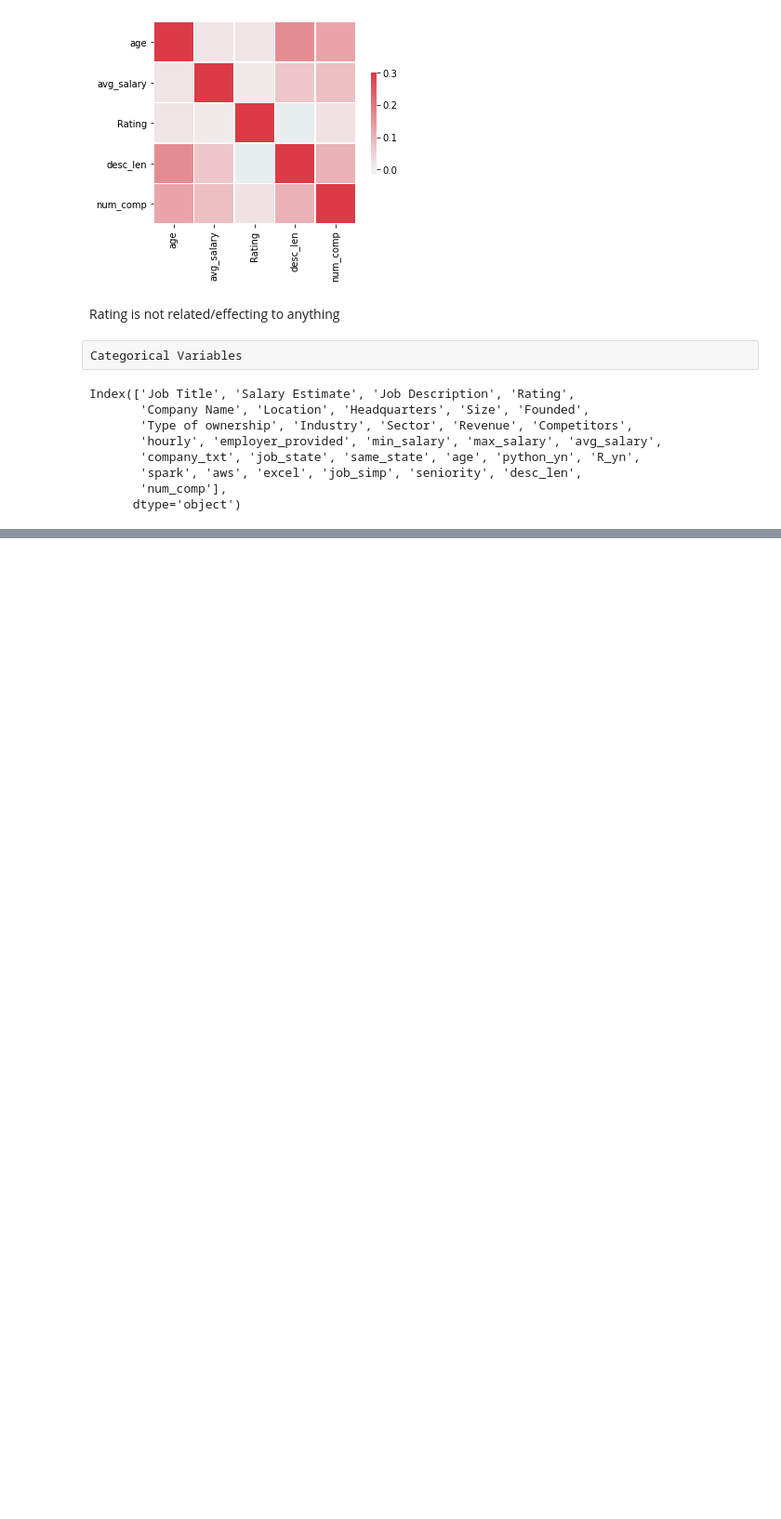
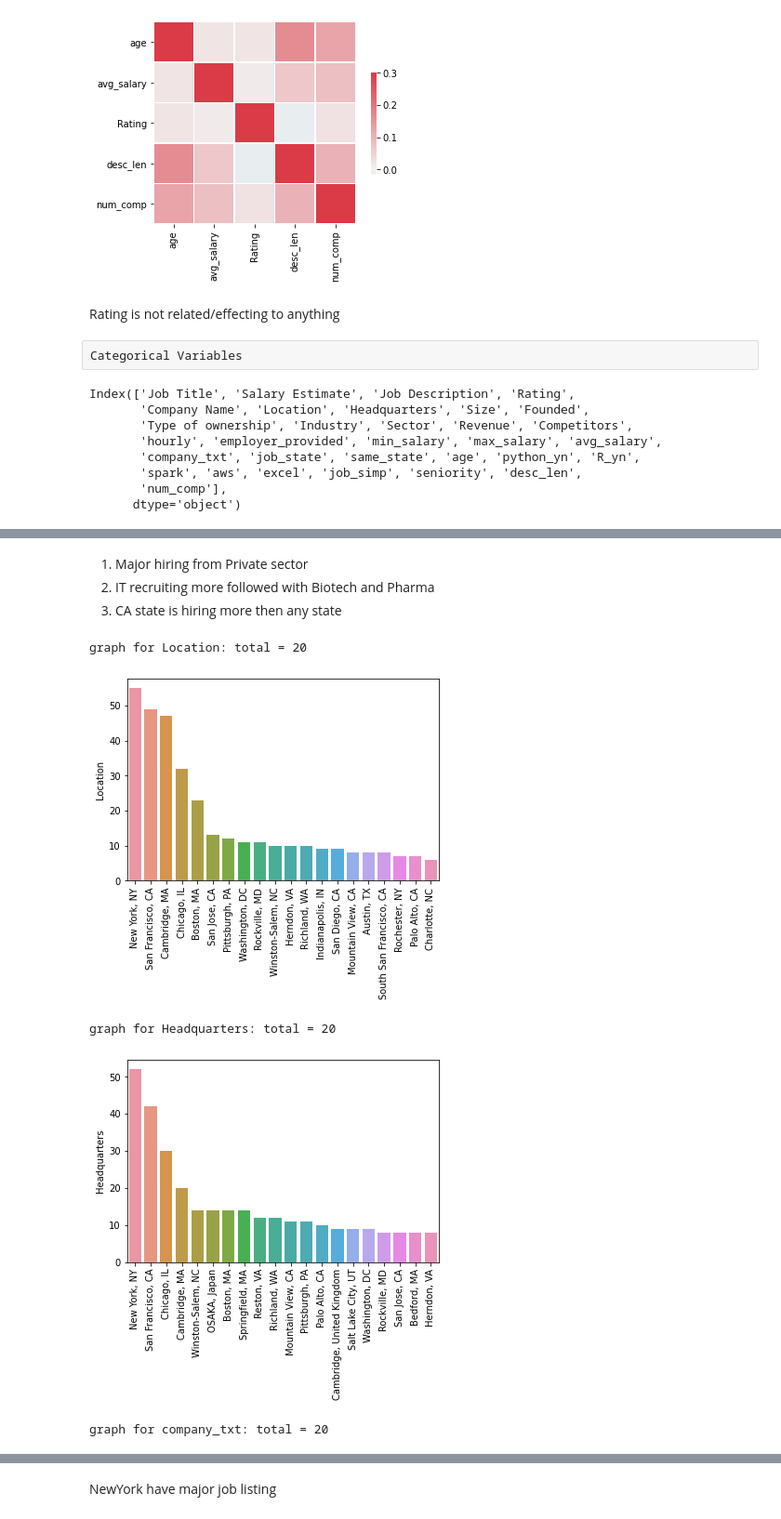
Before and after one commit to ayushjain9/Glassdoor_Salary, a Jupyter notebook: data_eda.ipynb, the cells around one changed output, grey strips where cells are left out. Shown: that part at 93% size. Drawn from its saved outputs; the diff is of its cells as text; code cells hidden in the pictures; blank space fills up the shorter version.

```diff
--- a/data_eda.ipynb
+++ b/data_eda.ipynb
@@ -305,0 +334,18 @@ Index(['Job Title', 'Salary Estimate', 'Job Description', 'Rating',
+# %% [markdown]
+1. Major hiring from Private sector
+2. IT recruiting more followed with Biotech and Pharma
+3. CA state is hiring more then any state
+# %%
+# for the long charts. Taking only 20 items
+for i in df_cat[['Location','Headquarters','company_txt']].columns:
+    cat_num = df_cat[i].value_counts()[:20]
+    print("graph for %s: total = %d" % (i, len(cat_num)))
+    chart = sns.barplot(x=cat_num.index, y=cat_num)
+    chart.set_xticklabels(chart.get_xticklabels(), rotation=90)
+    plt.show()
+# %% [output]
+graph for Location: total = 20
+[figure, added]
+graph for Headquarters: total = 20
+[figure, added]
+graph for company_txt: total = 20
@@ -305,0 +353,2 @@ Index(['Job Title', 'Salary Estimate', 'Job Description', 'Rating',
+# %% [markdown]
+NewYork have major job listing
```
Also changed, not shown: parts of 26 cells of this notebook.
